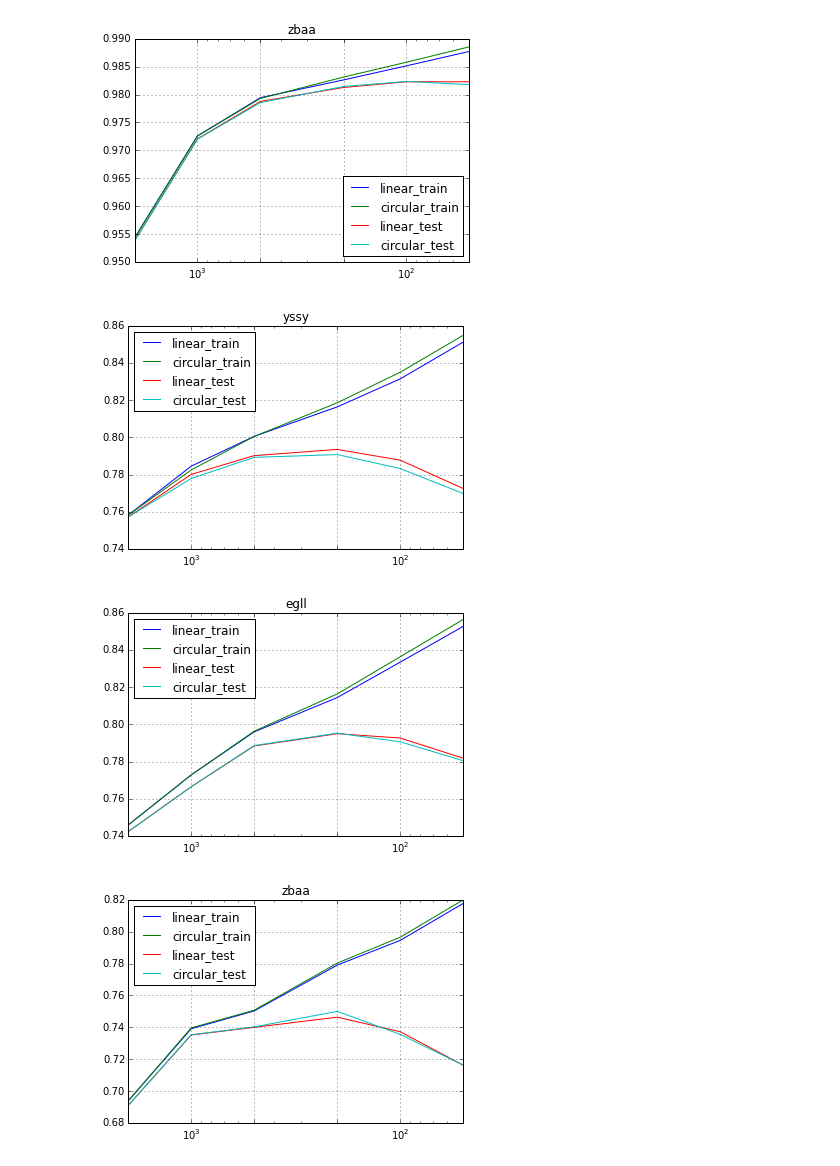
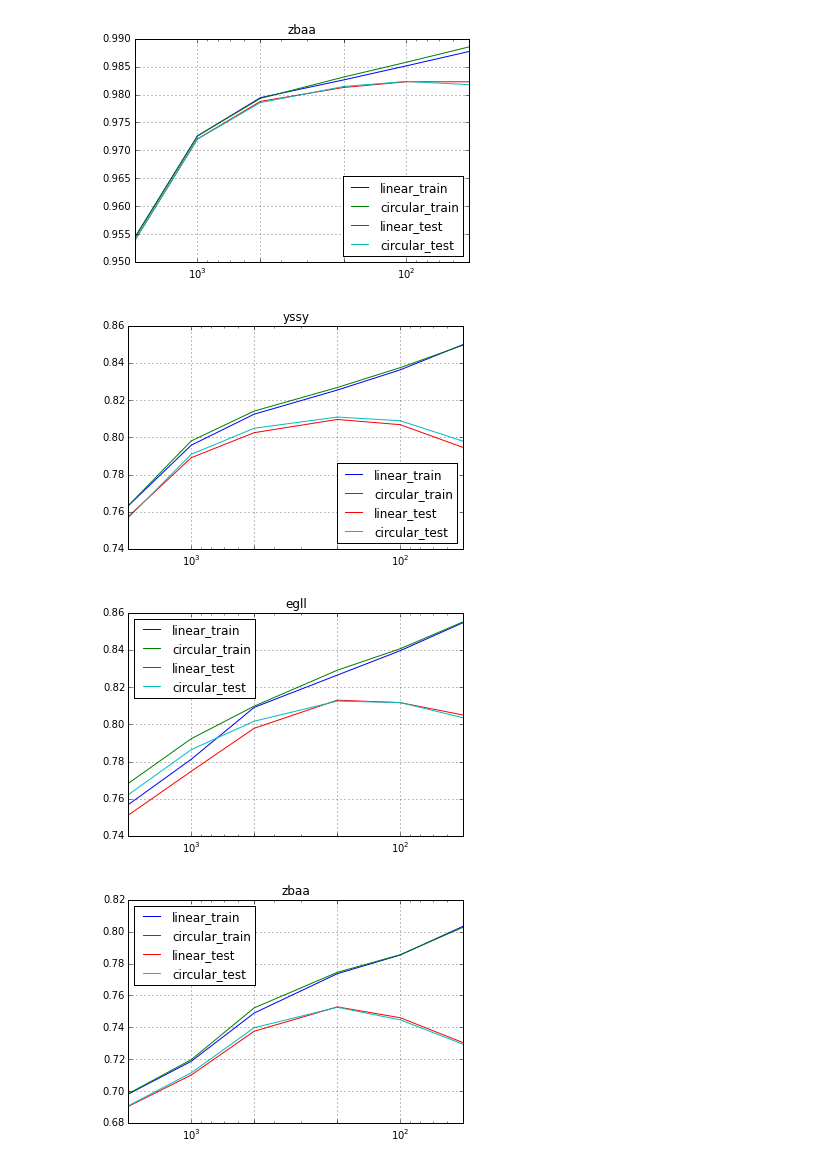
Before and after one commit to monkeybutter/regressive_trees, a Jupyter notebook: Comparison Results.ipynb, the cells around one changed output. Drawn from its saved outputs; the diff is of its cells as text; code cells hidden in the pictures.

Commit message:
new airports

```diff
--- a/Comparison Results.ipynb
+++ b/Comparison Results.ipynb
@@ -65,26 +65,26 @@ for airport in airports:
 # %%
 import numpy as np
 import pandas as pd
 
 airports = ["yssy", "egll", "zbaa"]
 
 for airport in airports:
 
-    df = pd.read_csv("/home/roz016/Dropbox/Data for Tree/Results/new_tree_cx10_lin_vs_cir/wind_spd_{}_date.csv".format(airport))
+    df = pd.read_csv("/home/roz016/Dropbox/Data for Tree/Results/new_tree_cx10_lin_vs_cir/wind_spd_{}_winddir_only.csv".format(airport))
 
     index = [2000, 1000, 500, 200, 100, 50]
     new_df = pd.DataFrame(index=index, columns=["linear_train", "circular_train", "linear_test", "circular_test"])
     new_df = new_df.fillna(0) # with 0s rather than NaNs
 
     for i in index:
         new_df.ix[i, 'linear_train'] = np.mean(df["lin_" + str(i) + "_cc_train"])
         new_df.ix[i, 'circular_train'] = np.mean(df["cir_" + str(i) + "_cc_train"])
         new_df.ix[i, 'linear_test'] = np.mean(df["lin_" + str(i) + "_cc_test"])
         new_df.ix[i, 'circular_test'] = np.mean(df["cir_" + str(i) + "_cc_test"])
 
 
     new_df.plot(title= airport, xticks=index, logx=True)
 # %% [output]
-[figure, old version]
+[figure, new version]
-[figure, old version]
+[figure, new version]
-[figure, old version]
+[figure, new version]
```
Also changed, not shown: parts of 1 cell of this notebook, 3 other files.
